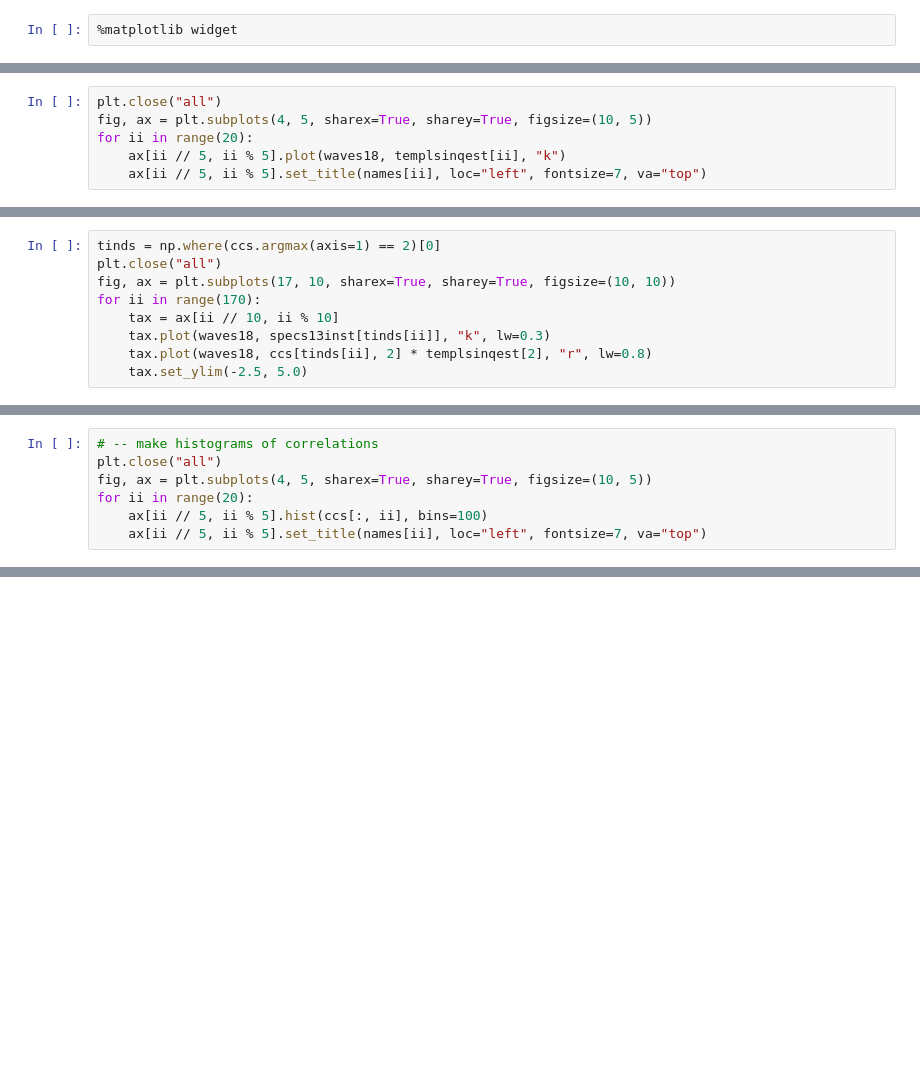
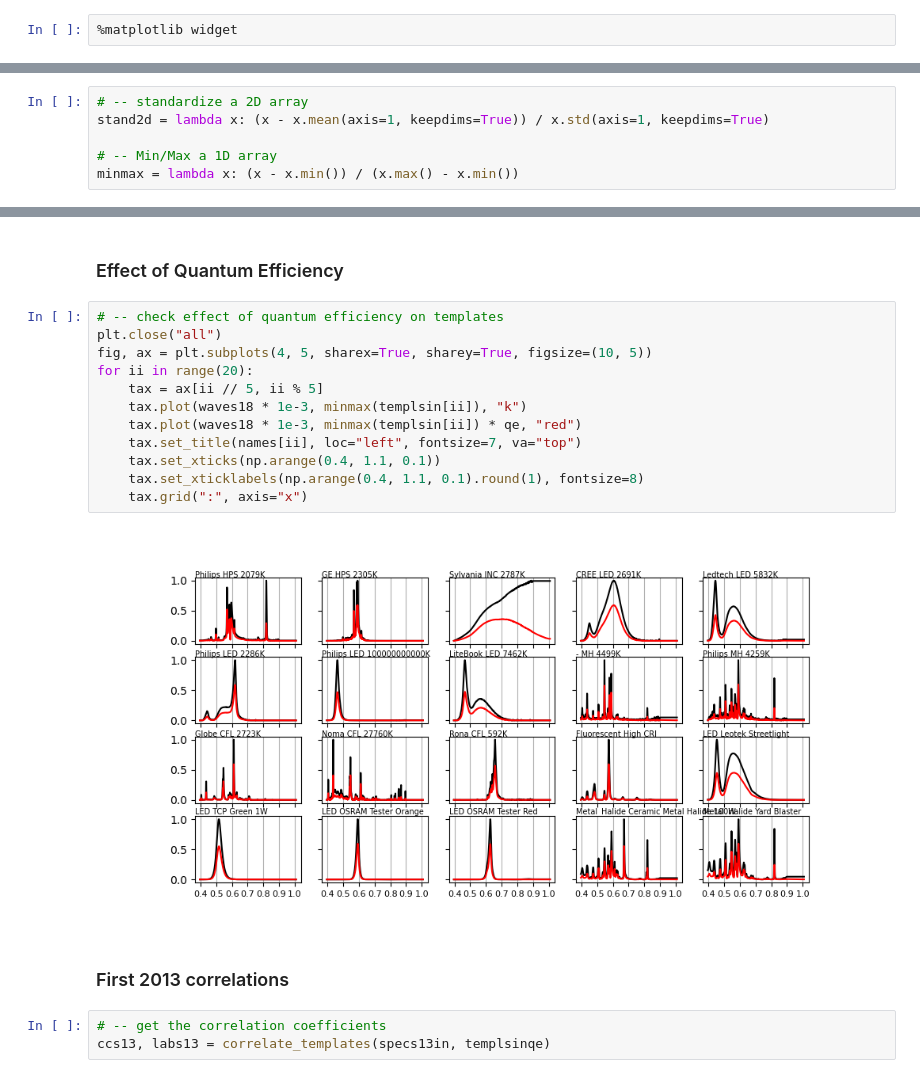
Before and after one commit to gdobler/lighting-tech-changeover, a Jupyter notebook: ltco/template_correlations.ipynb, the cells around one changed output, grey strips where cells are left out. Saved outputs shown, nothing was run; the diff lists cells and outputs as text; blank space fills up the shorter version.

```diff
--- a/ltco/template_correlations.ipynb
+++ b/ltco/template_correlations.ipynb
@@ -90,6 +9,0 @@ for ii in range(20):
-# %%
-plt.close("all")
-fig, ax = plt.subplots(4, 5, sharex=True, sharey=True, figsize=(10, 5))
-for ii in range(20):
-    ax[ii // 5, ii % 5].plot(waves18, templsinqest[ii], "k")
-    ax[ii // 5, ii % 5].set_title(names[ii], loc="left", fontsize=7, va="top")
@@ -108,9 +9,0 @@ tinds.shape
-# %%
-tinds = np.where(ccs.argmax(axis=1) == 2)[0]
-plt.close("all")
-fig, ax = plt.subplots(17, 10, sharex=True, sharey=True, figsize=(10, 10))
-for ii in range(170):
-    tax = ax[ii // 10, ii % 10]
-    tax.plot(waves18, specs13inst[tinds[ii]], "k", lw=0.3)
-    tax.plot(waves18, ccs[tinds[ii], 2] * templsinqest[2], "r", lw=0.8)
-    tax.set_ylim(-2.5, 5.0)
@@ -119,7 +9,0 @@ for ii in range(170):
-# %%
-# -- make histograms of correlations
-plt.close("all")
-fig, ax = plt.subplots(4, 5, sharex=True, sharey=True, figsize=(10, 5))
-for ii in range(20):
-    ax[ii // 5, ii % 5].hist(ccs[:, ii], bins=100)
-    ax[ii // 5, ii % 5].set_title(names[ii], loc="left", fontsize=7, va="top")
@@ -203,0 +37,6 @@ ax.legend(fontsize=8, ncol=6, loc="upper center")
+# %%
+# -- standardize a 2D array
+stand2d = lambda x: (x - x.mean(axis=1, keepdims=True)) / x.std(axis=1, keepdims=True)
+
+# -- Min/Max a 1D array
+minmax = lambda x: (x - x.min()) / (x.max() - x.min())
@@ -203,0 +147,21 @@ ax.legend(fontsize=8, ncol=6, loc="upper center")
+# %% [markdown]
+### Effect of Quantum Efficiency
+# %%
+# -- check effect of quantum efficiency on templates
+plt.close("all")
+fig, ax = plt.subplots(4, 5, sharex=True, sharey=True, figsize=(10, 5))
+for ii in range(20):
+    tax = ax[ii // 5, ii % 5]
+    tax.plot(waves18 * 1e-3, minmax(templsin[ii]), "k")
+    tax.plot(waves18 * 1e-3, minmax(templsin[ii]) * qe, "red")
+    tax.set_title(names[ii], loc="left", fontsize=7, va="top")
+    tax.set_xticks(np.arange(0.4, 1.1, 0.1))
+    tax.set_xticklabels(np.arange(0.4, 1.1, 0.1).round(1), fontsize=8)
+    tax.grid(":", axis="x")
+# %% [output]
+[figure, added]
+# %% [markdown]
+### First 2013 correlations
+# %%
+# -- get the correlation coefficients
+ccs13, labs13 = correlate_templates(specs13in, templsinqe)
```
Also changed, not shown: parts of 34 cells of this notebook.
